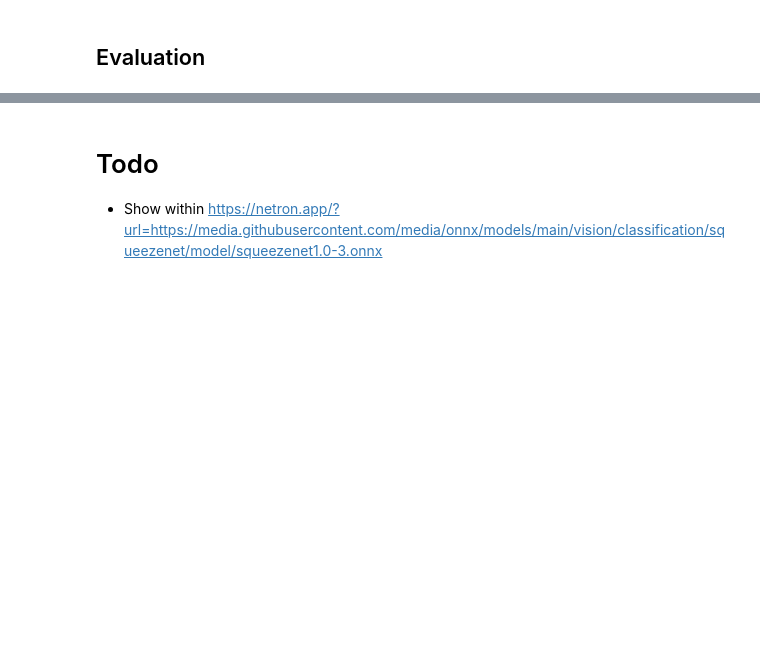
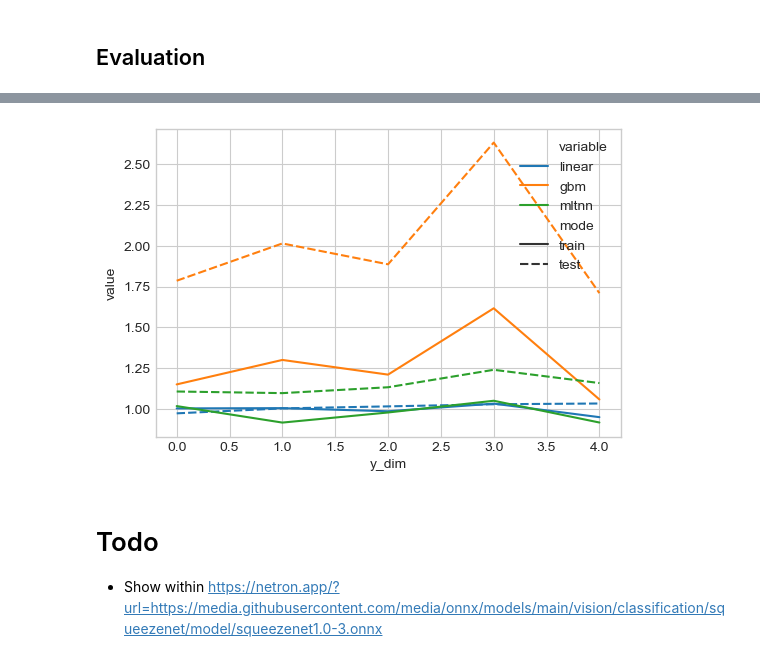
Before and after one commit to stanton119/data-analysis, a Jupyter notebook: neural_networks/unfinished-multitask_nn/baseline_models.ipynb, the cells around one changed output, grey strips where cells are left out. Drawn from its saved outputs; the diff is of its cells as text; code cells hidden in the pictures; blank space fills up the shorter version.

```diff
--- a/neural_networks/unfinished-multitask_nn/baseline_models.ipynb
+++ b/neural_networks/unfinished-multitask_nn/baseline_models.ipynb
@@ -367,30 +402,40 @@ train_loss = {}
 test_loss = {}
 for _name, val in y_train_est.items():
     train_loss[_name] = []
-    for _col in range(max(col_reg + col_class)+1):
-        if _col in col_reg:
+    for _col in range(max(dummy_data["col_reg"] + dummy_data["col_class"]) + 1):
+        if _col in dummy_data["col_reg"]:
             train_loss[_name].append(
-                sklearn.metrics.mean_squared_error(y_train[:, _col], y_pred=val[:, _col])
+                sklearn.metrics.mean_squared_error(
+                    y_train[:, _col], y_pred=val[:, _col]
+                )
             )
-        elif _col in col_class:
+        elif _col in dummy_data["col_class"]:
             train_loss[_name].append(
                 sklearn.metrics.log_loss(y_train[:, _col], y_pred=val[:, _col])
             )
 
 for _name, val in y_test_est.items():
     test_loss[_name] = []
-    for _col in range(max(col_reg + col_class)+1):
-        if _col in col_reg:
+    for _col in range(max(dummy_data["col_reg"] + dummy_data["col_class"]) + 1):
+        if _col in dummy_data["col_reg"]:
             test_loss[_name].append(
                 sklearn.metrics.mean_squared_error(y_test[:, _col], y_pred=val[:, _col])
             )
-        elif _col in col_class:
+        elif _col in dummy_data["col_class"]:
             test_loss[_name].append(
                 sklearn.metrics.log_loss(y_test[:, _col], y_pred=val[:, _col])
             )
 
-print("train loss")
-display(train_loss)
-print("test loss")
-display(test_loss)
+# print("train loss")
+# display(train_loss)
+# print("test loss")
+# display(test_loss)
+
+results = pd.concat(
+    [
+        pd.DataFrame(train_loss).assign(mode="train"),
+        pd.DataFrame(test_loss).assign(mode="test"),
+    ]
+).reset_index(names='y_dim')
+results
 # %% [output]
@@ -423,3 +453,16 @@ test loss
+# %%
+fig, ax = plt.subplots(figsize=(6, 4))
+sns.lineplot(
+    data=results.melt(id_vars=["y_dim", "mode"]),
+    x="y_dim",
+    y="value",
+    hue="variable",
+    style="mode",
+    ax=ax,
+)
+fig.show()
+# %% [output]
+[figure, added]
 # %% [markdown]
 # Todo
 * Show within https://netron.app/?url=https://media.githubusercontent.com/media/onnx/models/main/vision/classification/squeezenet/model/squeezenet1.0-3.onnx
```
Also changed, not shown: parts of 18 cells of this notebook, 5 other files.
